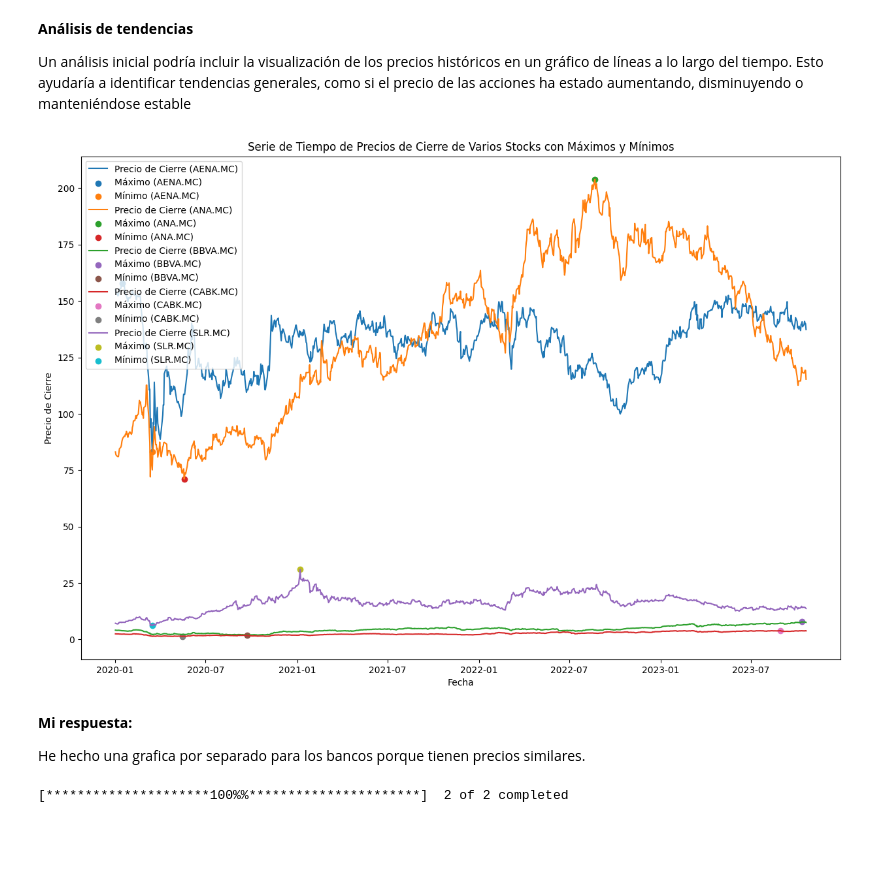
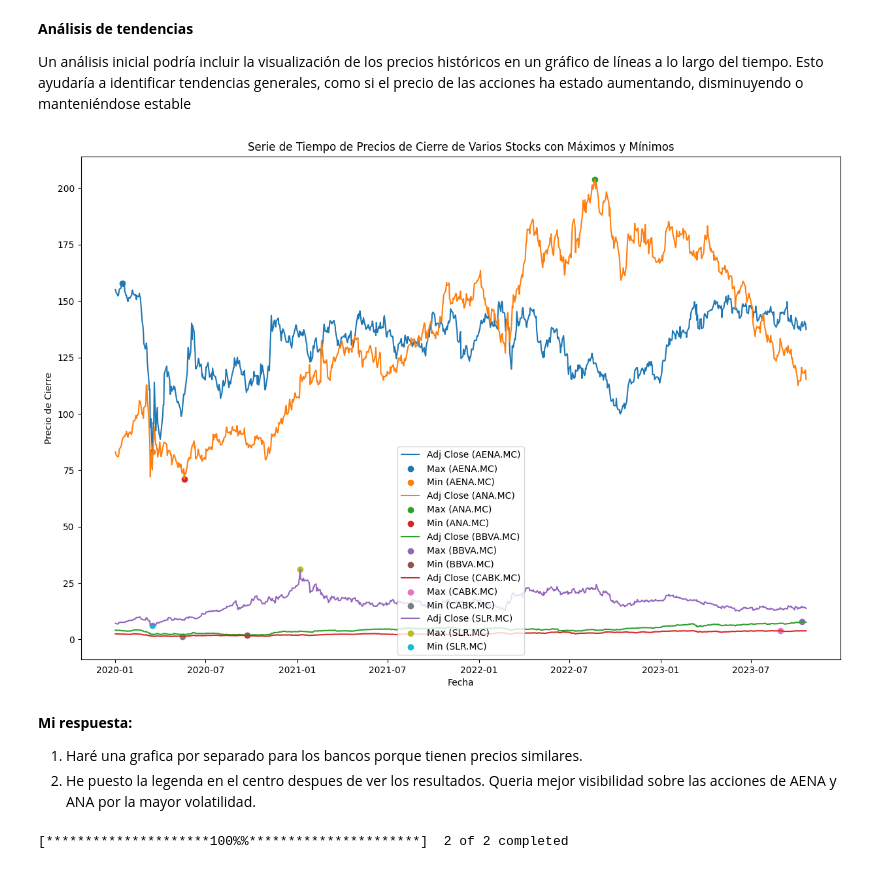
Before and after one commit to venidaydream/Intro_to_Big_Data, a Jupyter notebook: big_data_3_entrega_IBEX35.ipynb, the cells around one changed output. Drawn from its saved outputs; the diff is of its cells as text; code cells hidden in the pictures; blank space fills up the shorter version.

```diff
--- a/big_data_3_entrega_IBEX35.ipynb
+++ b/big_data_3_entrega_IBEX35.ipynb
@@ -148,35 +148,36 @@ Un análisis inicial podría incluir la visualización de los precios histórico
 # %%
 import matplotlib.pyplot as plt
 
 # Tenemos 'stocks_df2' con las series de tiempo de varios stocks que denominamos data
 # Cada clave es el nombre del stock y el valor es la serie de tiempo correspondiente
 
 # Crear la gráfica de la serie de tiempo para cada stock
 plt.figure(figsize=(15, 10))
 
 for symbol, data in stocks_df2.items():
-    plt.plot(data.index, data.values, label=f'Precio de Cierre ({symbol})')
+    plt.plot(data.index, data.values, label=f'Adj Close ({symbol})')
 
     # Encontrar el máximo y mínimo de la serie de tiempo
     maximo = data.max()
     minimo = data.min()
 
     # Resaltar el máximo y mínimo en la gráfica
-    plt.scatter(data.idxmax(), maximo, label=f'Máximo ({symbol})')
-    plt.scatter(data.idxmin(), minimo, label=f'Mínimo ({symbol})')
+    plt.scatter(data.idxmax(), maximo, label=f'Max ({symbol})')
+    plt.scatter(data.idxmin(), minimo, label=f'Min ({symbol})')
 
 # Configurar etiquetas y leyenda
 plt.title('Serie de Tiempo de Precios de Cierre de Varios Stocks con Máximos y Mínimos')
 plt.xlabel('Fecha')
 plt.ylabel('Precio de Cierre')
-plt.legend()
+plt.legend(loc='lower center')
 
 # Mostrar la gráfica
 plt.show()
 # %% [output]
-[figure, old version]
+[figure, new version]
 # %% [markdown]
 **Mi respuesta:**
 
-He hecho una grafica por separado para los bancos porque tienen precios similares.
+1. Haré una grafica por separado para los bancos porque tienen precios similares.
+2. He puesto la legenda en el centro despues de ver los resultados. Queria mejor visibilidad sobre las acciones de AENA y ANA por la mayor volatilidad.
 # %%
```
Also changed, not shown: parts of 2 cells of this notebook.
